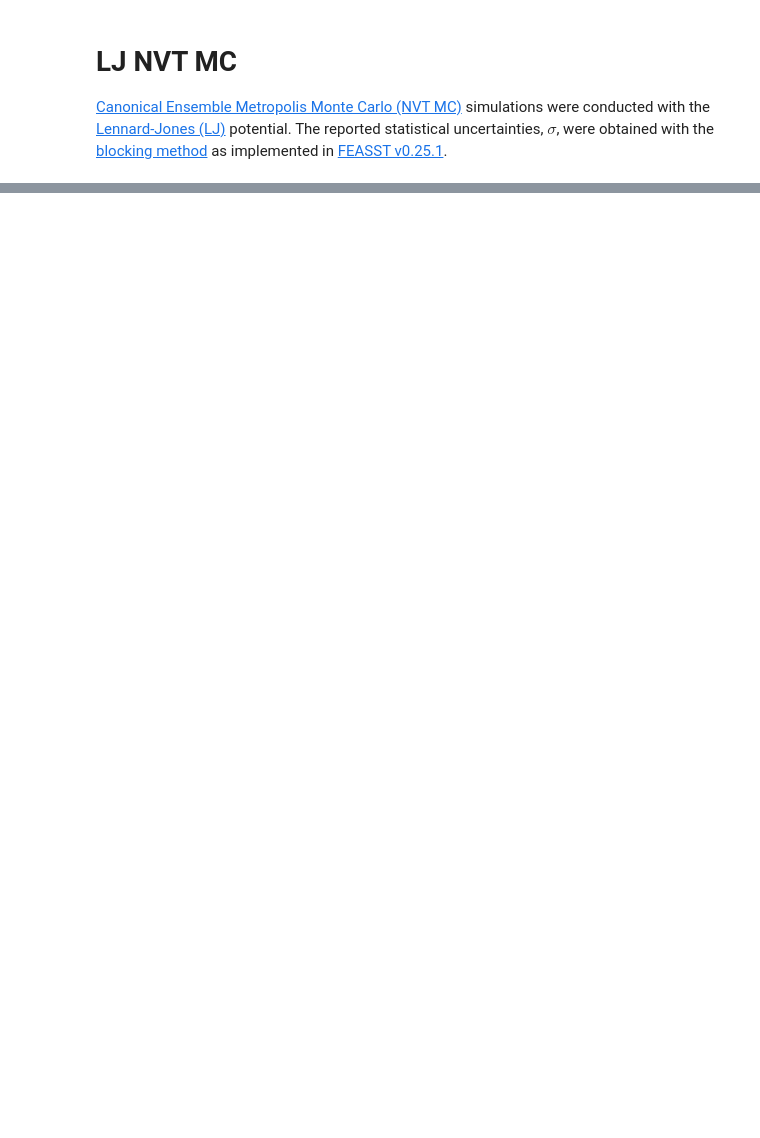
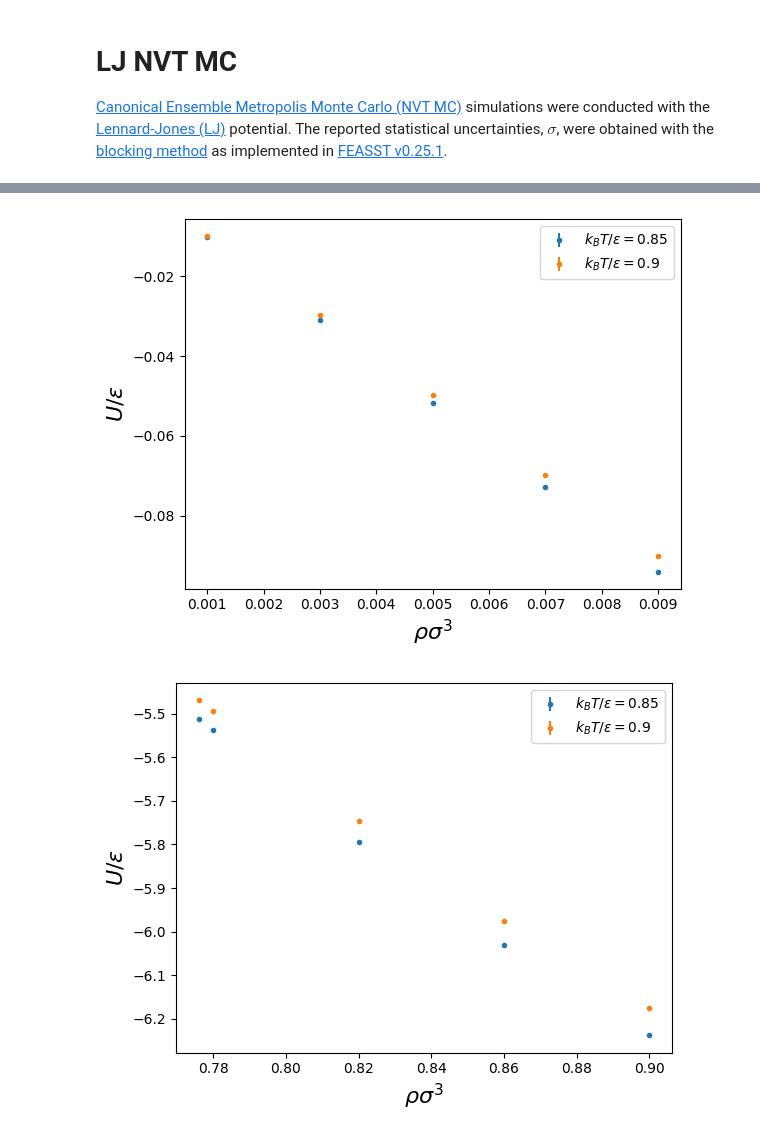
Before and after one commit to hhatch/gormms, a Jupyter notebook: results/lj_nvt_mc.ipynb, the cells around one changed output, grey strips where cells are left out. Saved outputs shown, nothing was run; the diff lists cells and outputs as text; code cells hidden in the pictures; blank space fills up the shorter version.

```diff
--- a/results/lj_nvt_mc.ipynb
+++ b/results/lj_nvt_mc.ipynb
@@ -45,0 +48,19 @@ Simulation parameters
+# %%
+df=pd.DataFrame({'temperature': data['temperature'], 'density': data['density'], 'U': data['energy_total'],'Ustd': data['energy_total_blockstdev']})
+def plot_u(df, liquid=False):
+    for t in [0.85, 0.9]:
+        if liquid:
+            dens_cond = (df['density'] >= 0.2)
+        else:
+            dens_cond = (df['density'] < 0.2)
+        df1=df[(df['temperature']==t) & dens_cond]
+        plt.errorbar(df1['density'], df1['U'], df1['Ustd'], fmt='.', label=r'$k_B T/\epsilon=$'+str(t))
+    plt.xlabel(r'$\rho\sigma^3$', fontsize=16)
+    plt.ylabel(r'$U/\epsilon$', fontsize=16)
+    plt.legend()
+    plt.show()
+plot_u(df, liquid=False)
+plot_u(df, liquid=True)
+# %% [output]
+[figure, added]
+[figure, added]
```
Also changed, not shown: parts of 3 cells of this notebook, 3 other files.
